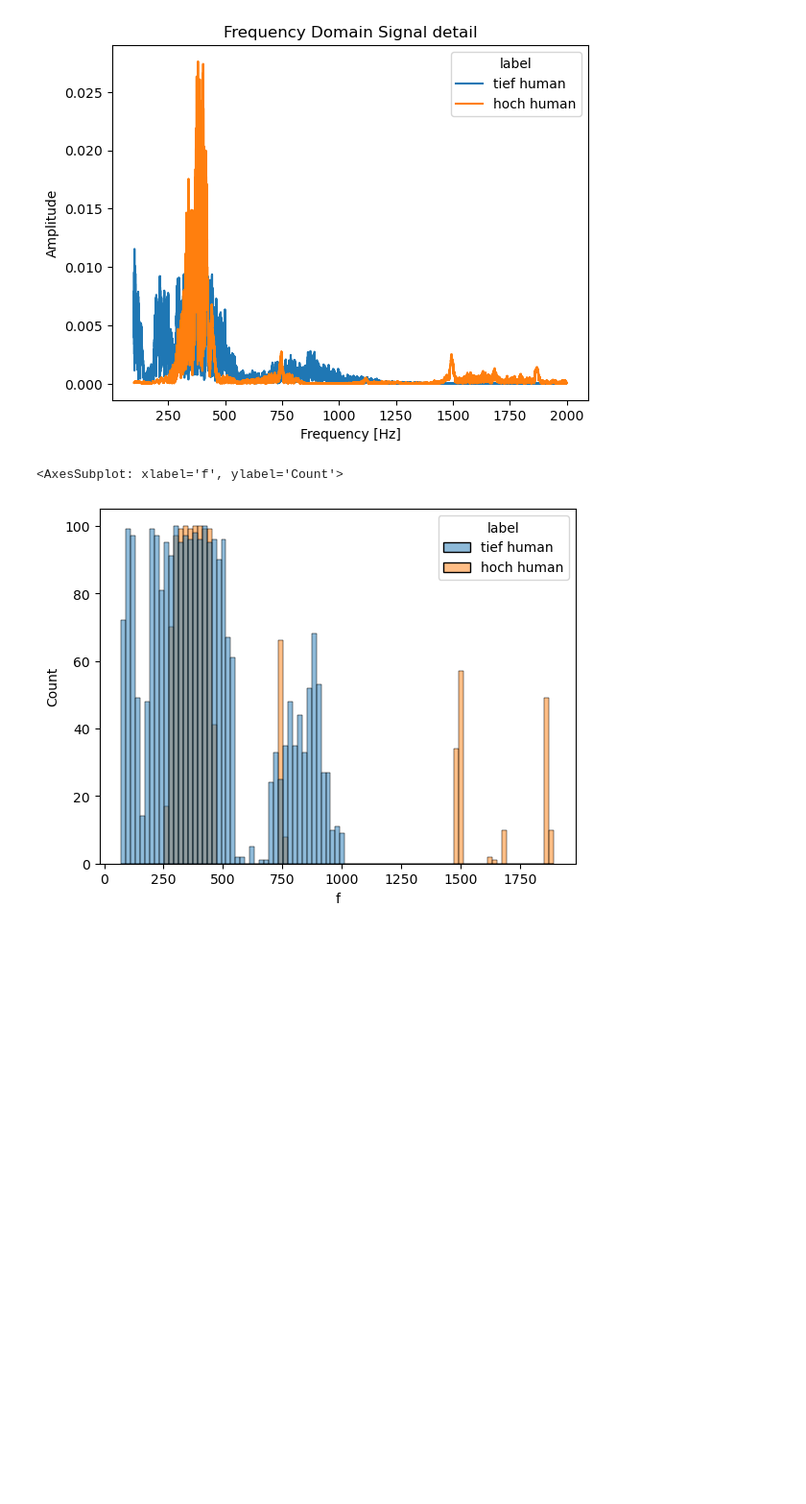
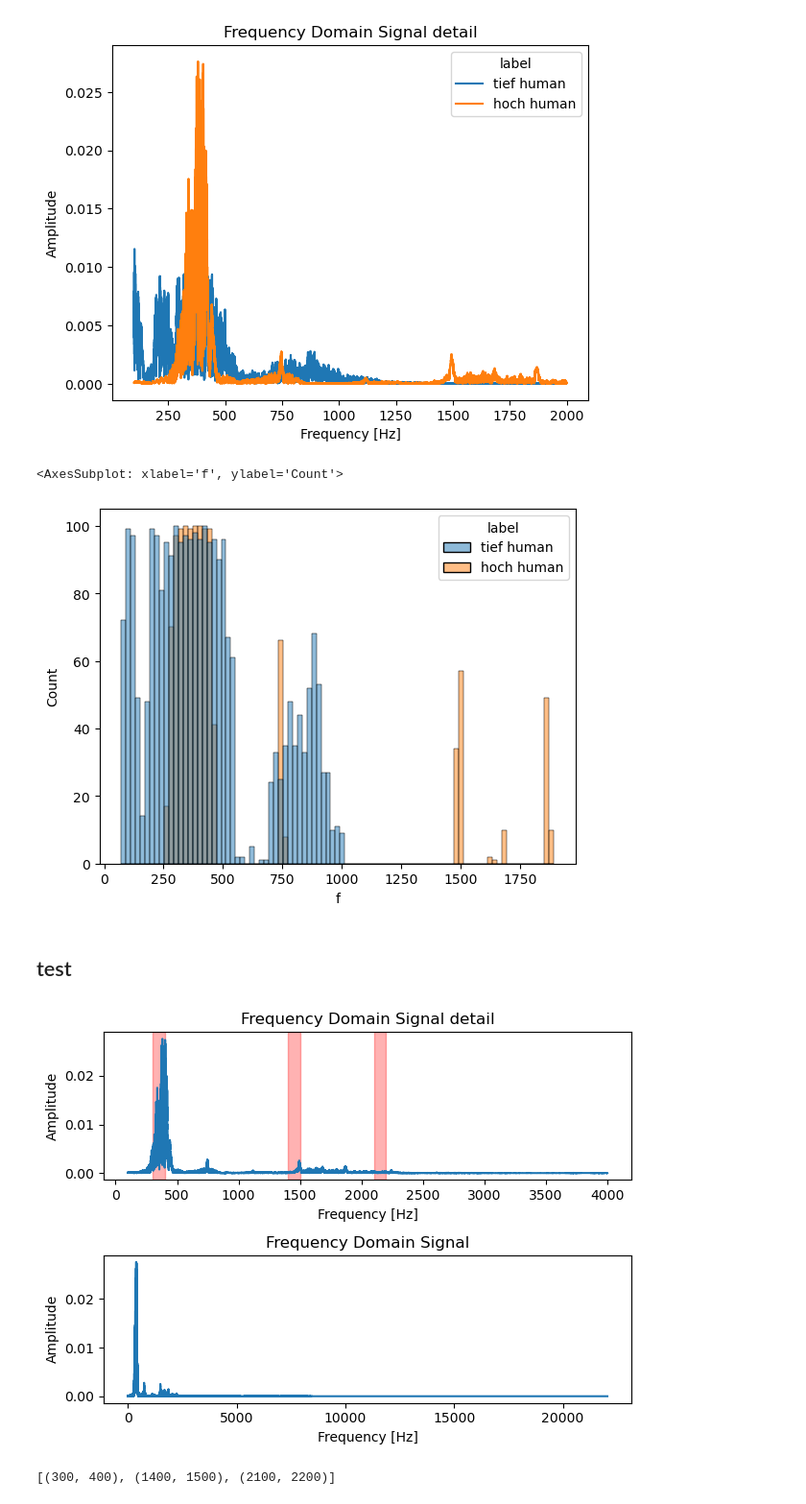
Before and after one commit to riglerandreas/fft_microfon_sound_analysis, a Jupyter notebook: test_sound_1.ipynb, the cells around one changed output. Shown at 96% size. Saved outputs shown, nothing was run; the diff lists cells and outputs as text; code cells hidden in the pictures; blank space fills up the shorter version.

Commit message:
dominant bands

```diff
--- a/test_sound_1.ipynb
+++ b/test_sound_1.ipynb
@@ -314,6 +316,15 @@ def fft_from_signal(audio_signal,sample_rate = 44100):
     plt.tight_layout()
     plt.show()
 
+    # Find the dominant frequencies
+    threshold = 0.001
+
+
+    dominant_freq_indices = np.where(yf[:N // 2] >= threshold)[0]
+    dominant_freqs = xf[dominant_freq_indices]
+
+    print("Dominant Frequencies: ", dominant_freqs)
+
     return(df_f)
 
 fft_tief = fft_from_signal(df_sample_tief)
@@ -376,3 +395,70 @@ sns.histplot(data=fft_human[fft_human.psd > 0.001], x = 'f', hue = 'label', binw
 # %% [output]
 <AxesSubplot: xlabel='f', ylabel='Count'>
 [figure]
+# %% [markdown]
+## test
+# %%
+df_sample_human[['signal']]
+yf = fft(df_sample_human[['signal']])
+#audio_signal
+# %%
+def fft_from_signal(audio_signal,sample_rate = 44100, band_width = 100):
+    N = len(audio_signal)
+    T = 1.0 / sample_rate
+    yf = fft(audio_signal)
+    xf = np.fft.fftfreq(N, T)[:N//2]
+    plt.subplot(2, 1, 2)
+    plt.plot(xf, 2.0/N * np.abs(yf[:N//2]))
+    plt.title("Frequency Domain Signal")
+    plt.xlabel("Frequency [Hz]")
+    plt.ylabel("Amplitude")
+
+    # Frequency-domain plot
+    N = len(audio_signal)
+    T = 1.0 / sample_rate
+    yf = fft(audio_signal)
+    positive_magnitudes = yf[:N//2]
+    yf = 2.0/N * np.abs(yf[:N//2])
+    xf = np.fft.fftfreq(N, T)[:N//2]
+    df_f = pd.DataFrame({'f': xf,
+                         'psd': yf})
+
+
+
+    # Calculate the number of bands
+    num_bands = int(np.max(xf) // band_width) + 1
+
+    # Sum the magnitudes within each band
+    band_magnitudes = np.zeros(num_bands)
+    for i in range(num_bands):
+        band_start_freq = i * band_width
+        band_end_freq = (i + 1) * band_width
+        band_mask = (xf >= band_start_freq) & (xf < band_end_freq)
+        band_magnitudes[i] = np.sum(positive_magnitudes[band_mask])
+
+    # Identify the three most dominant bands
+    dominant_bands_indices = np.argsort(band_magnitudes)[-3:][::-1]
+    dominant_bands = [(i * band_width, (i + 1) * band_width) for i in dominant_bands_indices]
+
+
+    plt.subplot(2, 1, 1)
+    sns.lineplot(data = df_f[ (df_f.f > 100) &(df_f.f < 4000)], x = 'f', y= 'psd')
+    #plt.plot(xf, 2.0/N * np.abs(yf[:N//2]))
+    for band in dominant_bands:
+        plt.axvspan(band[0], band[1], color='red', alpha=0.3, label=f'{band[0]} Hz - {band[1]} Hz')
+    plt.title("Frequency Domain Signal detail")
+    plt.xlabel("Frequency [Hz]")
+    plt.ylabel("Amplitude")
+
+    # Show plots
+    plt.tight_layout()
+    plt.show()
+
+
+
+    return(dominant_bands)
+
+fft_from_signal(df_sample_human_hoch)
+# %% [output]
+[figure, added]
+[(300, 400), (1400, 1500), (2100, 2200)]
```
Also changed, not shown: parts of 12 cells of this notebook, 1 other file.
